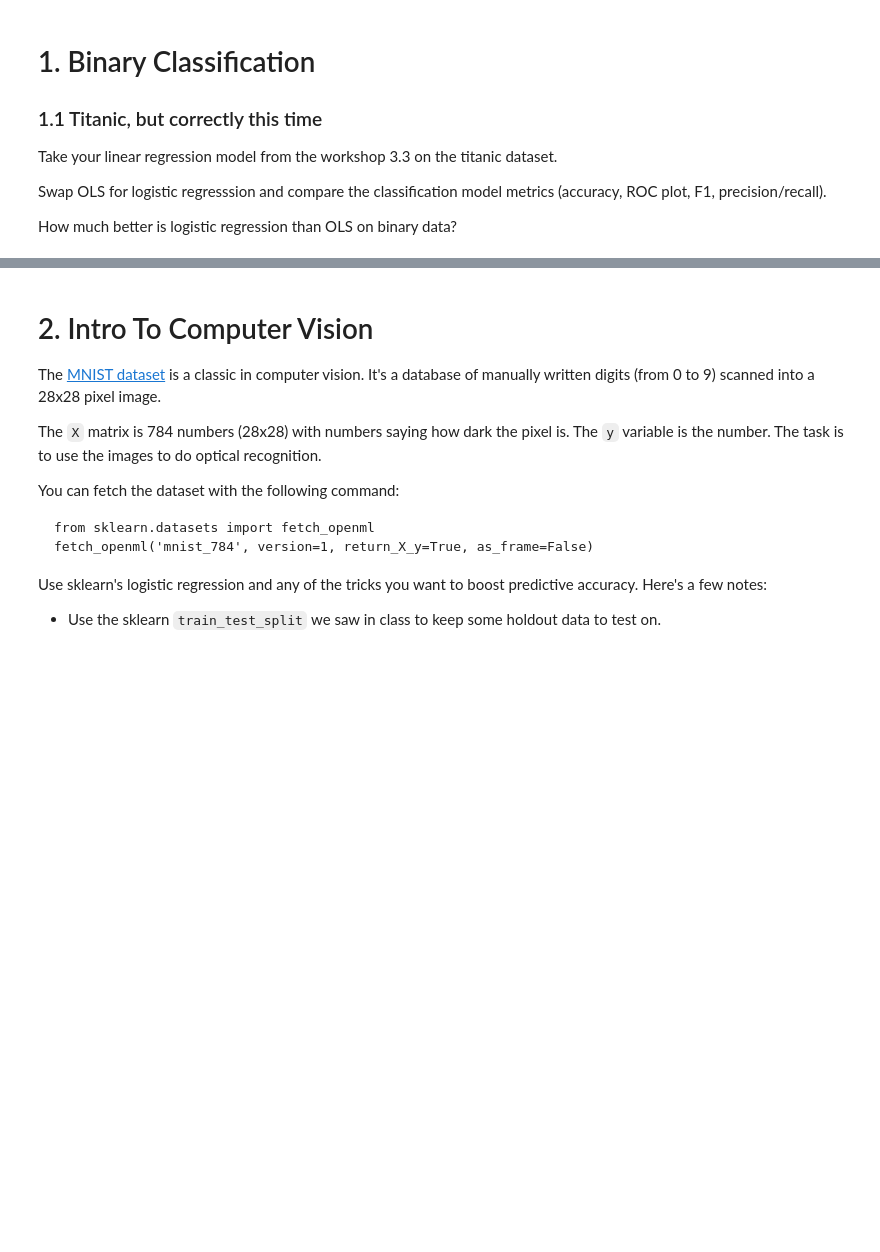
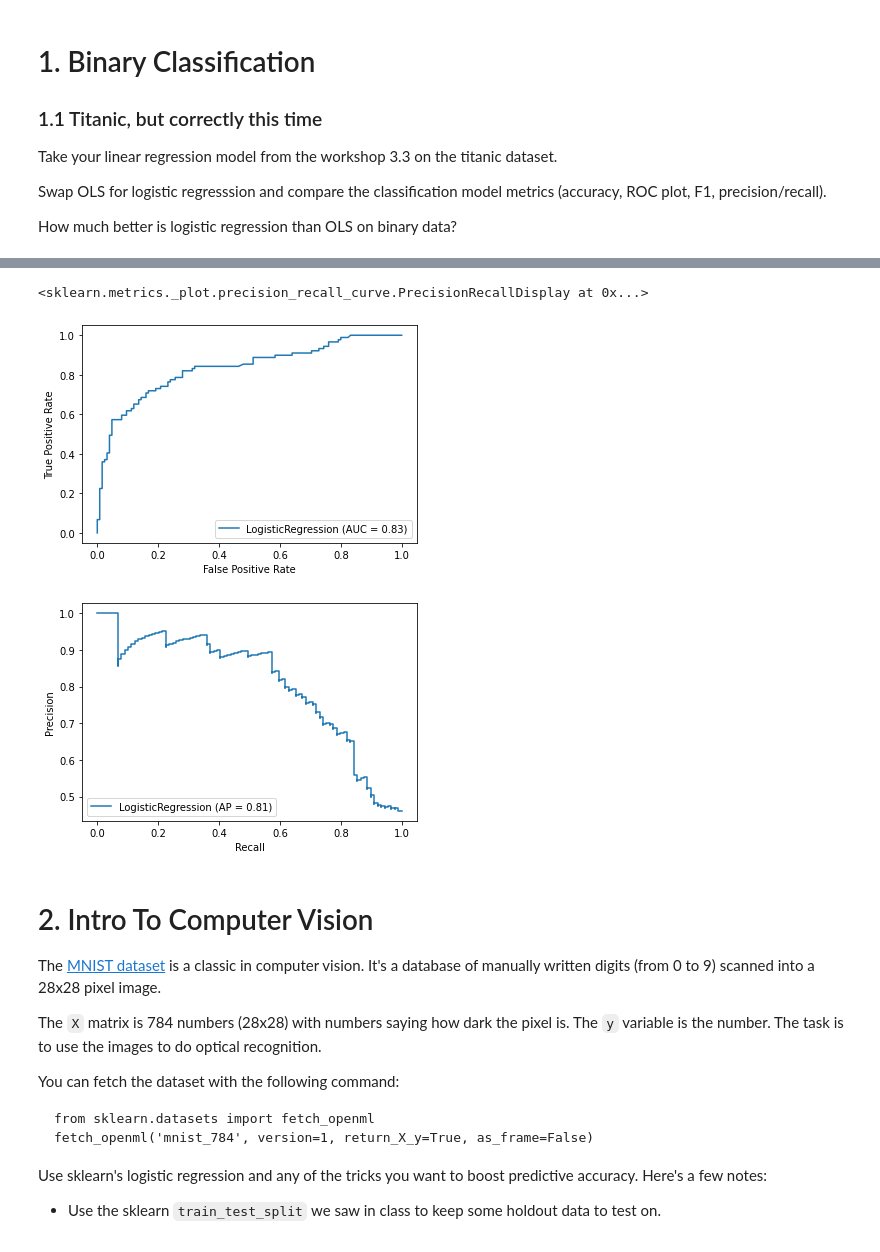
Before and after one commit to cb-ds-1/3-7-glm, a Jupyter notebook: workshop.ipynb, the cells around one changed output, grey strips where cells are left out. Saved outputs shown, nothing was run; the diff lists cells and outputs as text; code cells hidden in the pictures; blank space fills up the shorter version.

```diff
--- a/workshop.ipynb
+++ b/workshop.ipynb
@@ -10,0 +34,5 @@ How much better is logistic regression than OLS on binary data?
+# %%
+df.drop(['deck','class','alive','embark_town','who'],axis=1,inplace=True)
+# %%
+df.dropna(inplace=True)
+df.reset_index(inplace=True, drop=True)
@@ -10,0 +89,12 @@ How much better is logistic regression than OLS on binary data?
+# %%
+from sklearn.preprocessing import StandardScaler
+
+scaler = StandardScaler()
+
+X_scaled = scaler.fit_transform(X)
+
+log_model = LogisticRegression(random_state=0)
+
+log_model.fit(X_scaled,y)
+
+log_model.coef_
@@ -10,0 +133,14 @@ How much better is logistic regression than OLS on binary data?
+# %%
+X_train, X_test, y_train, y_test = train_test_split(X, y, test_size=0.3, random_state=0)
+
+lin_model = LinearRegression().fit(X_train, y_train)
+lin_y_pred = lin_model.predict(X_test)
+
+log_model = LogisticRegression(max_iter=1000).fit(X_train, y_train)
+log_y_pred = log_model.predict(X_test)
+
+f = lambda x: 1 if x > 0.5 else 0
+f_vec = np.vectorize(f)
+
+print(classification_report(y_test, f_vec(lin_y_pred)))
+print(classification_report(y_test, log_y_pred))
@@ -10,0 +165,8 @@ How much better is logistic regression than OLS on binary data?
+# %%
+plot_roc_curve(log_model,X_test,y_test)
+
+plot_precision_recall_curve(log_model,X_test,y_test)
+# %% [output]
+<sklearn.metrics._plot.precision_recall_curve.PrecisionRecallDisplay at 0x...>
+[figure, added]
+[figure, added]
```
Also changed, not shown: parts of 24 cells of this notebook.
